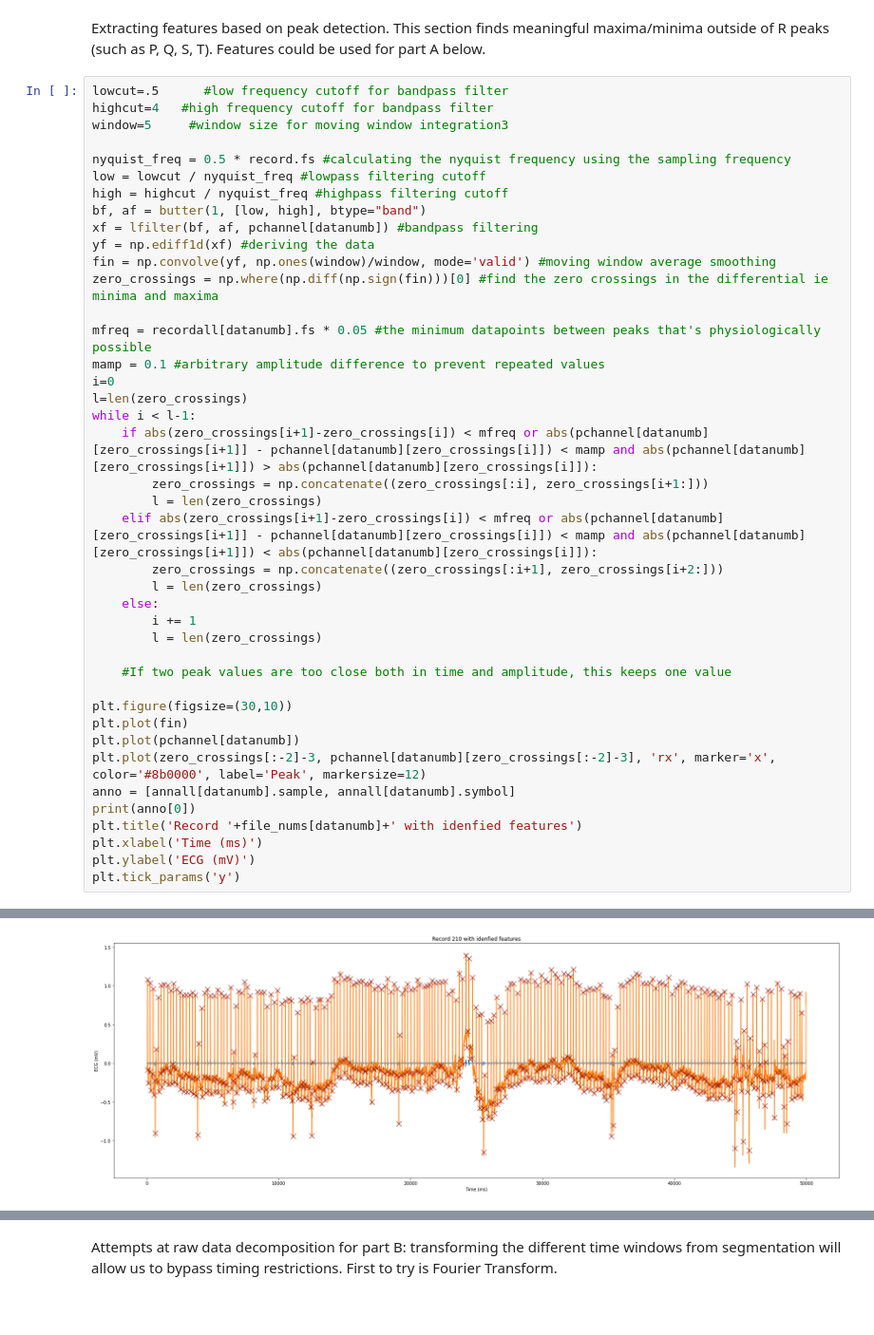
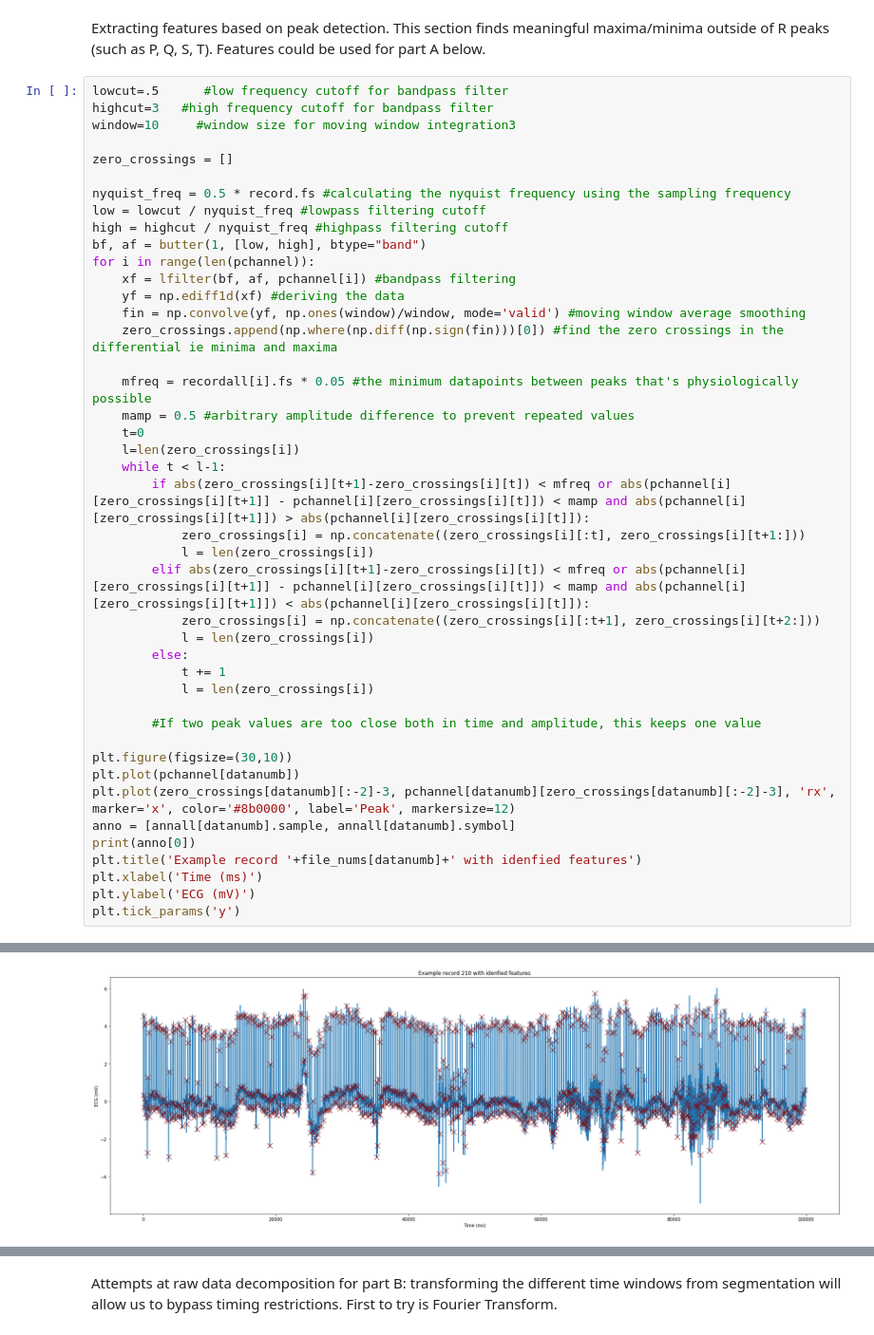
Before and after one commit to chandra-natarajan/TeamExplore, a Jupyter notebook: Workshopv2.ipynb, the cells around one changed output, grey strips where cells are left out. Shown at 95% size. Cells and saved outputs as stored; diff of their text form; blank space fills up the shorter version.

```diff
--- a/Workshopv2.ipynb
+++ b/Workshopv2.ipynb
@@ -67,42 +87,44 @@ Gqrs detected peak indices: [250, 472, 614, 867, 1081, 1298, 1586, 1818, 2029, 2
 Extracting features based on peak detection. This section finds meaningful maxima/minima outside of R peaks (such as P, Q, S, T). Features could be used for part A below.
 # %%
 lowcut=.5      #low frequency cutoff for bandpass filter
-highcut=4   #high frequency cutoff for bandpass filter
-window=5     #window size for moving window integration3
+highcut=3   #high frequency cutoff for bandpass filter
+window=10     #window size for moving window integration3
+
+zero_crossings = []
 
 nyquist_freq = 0.5 * record.fs #calculating the nyquist frequency using the sampling frequency
 low = lowcut / nyquist_freq #lowpass filtering cutoff
 high = highcut / nyquist_freq #highpass filtering cutoff
 bf, af = butter(1, [low, high], btype="band")
-xf = lfilter(bf, af, pchannel[datanumb]) #bandpass filtering
-yf = np.ediff1d(xf) #deriving the data
-fin = np.convolve(yf, np.ones(window)/window, mode='valid') #moving window average smoothing
-zero_crossings = np.where(np.diff(np.sign(fin)))[0] #find the zero crossings in the differential ie minima and maxima
+for i in range(len(pchannel)):
+    xf = lfilter(bf, af, pchannel[i]) #bandpass filtering
+    yf = np.ediff1d(xf) #deriving the data
+    fin = np.convolve(yf, np.ones(window)/window, mode='valid') #moving window average smoothing
+    zero_crossings.append(np.where(np.diff(np.sign(fin)))[0]) #find the zero crossings in the differential ie minima and maxima
 
-mfreq = recordall[datanumb].fs * 0.05 #the minimum datapoints between peaks that's physiologically possible
-mamp = 0.1 #arbitrary amplitude difference to prevent repeated values
-i=0
-l=len(zero_crossings)
-while i < l-1:
-    if abs(zero_crossings[i+1]-zero_crossings[i]) < mfreq or abs(pchannel[datanumb][zero_crossings[i+1]] - pchannel[datanumb][zero_crossings[i]]) < mamp and abs(pchannel[datanumb][zero_crossings[i+1]]) > abs(pchannel[datanumb][zero_crossings[i]]):
-        zero_crossings = np.concatenate((zero_crossings[:i], zero_crossings[i+1:]))
-        l = len(zero_crossings)
-    elif abs(zero_crossings[i+1]-zero_crossings[i]) < mfreq or abs(pchannel[datanumb][zero_crossings[i+1]] - pchannel[datanumb][zero_crossings[i]]) < mamp and abs(pchannel[datanumb][zero_crossings[i+1]]) < abs(pchannel[datanumb][zero_crossings[i]]):
-        zero_crossings = np.concatenate((zero_crossings[:i+1], zero_crossings[i+2:]))
-        l = len(zero_crossings)
-    else:
-        i += 1
-        l = len(zero_crossings)
+    mfreq = recordall[i].fs * 0.05 #the minimum datapoints between peaks that's physiologically possible
+    mamp = 0.5 #arbitrary amplitude difference to prevent repeated values
+    t=0
+    l=len(zero_crossings[i])
+    while t < l-1:
+        if abs(zero_crossings[i][t+1]-zero_crossings[i][t]) < mfreq or abs(pchannel[i][zero_crossings[i][t+1]] - pchannel[i][zero_crossings[i][t]]) < mamp and abs(pchannel[i][zero_crossings[i][t+1]]) > abs(pchannel[i][zero_crossings[i][t]]):
+            zero_crossings[i] = np.concatenate((zero_crossings[i][:t], zero_crossings[i][t+1:]))
+            l = len(zero_crossings[i])
+        elif abs(zero_crossings[i][t+1]-zero_crossings[i][t]) < mfreq or abs(pchannel[i][zero_crossings[i][t+1]] - pchannel[i][zero_crossings[i][t]]) < mamp and abs(pchannel[i][zero_crossings[i][t+1]]) < abs(pchannel[i][zero_crossings[i][t]]):
+            zero_crossings[i] = np.concatenate((zero_crossings[i][:t+1], zero_crossings[i][t+2:]))
+            l = len(zero_crossings[i])
+        else:
+            t += 1
+            l = len(zero_crossings[i])
 
-    #If two peak values are too close both in time and amplitude, this keeps one value
+        #If two peak values are too close both in time and amplitude, this keeps one value
 
 plt.figure(figsize=(30,10))
-plt.plot(fin)
 plt.plot(pchannel[datanumb])
-plt.plot(zero_crossings[:-2]-3, pchannel[datanumb][zero_crossings[:-2]-3], 'rx', marker='x', color='#8b0000', label='Peak', markersize=12)
+plt.plot(zero_crossings[datanumb][:-2]-3, pchannel[datanumb][zero_crossings[datanumb][:-2]-3], 'rx', marker='x', color='#8b0000', label='Peak', markersize=12)
 anno = [annall[datanumb].sample, annall[datanumb].symbol]
 print(anno[0])
-plt.title('Record '+file_nums[datanumb]+' with idenfied features')
+plt.title('Example record '+file_nums[datanumb]+' with idenfied features')
 plt.xlabel('Time (ms)')
 plt.ylabel('ECG (mV)')
 plt.tick_params('y')
@@ -128,2 +149,2 @@ plt.tick_params('y')
-[figure, old version]
+[figure, new version]
 # %% [markdown]
```
Also changed, not shown: parts of 13 cells of this notebook, 1 other file.
